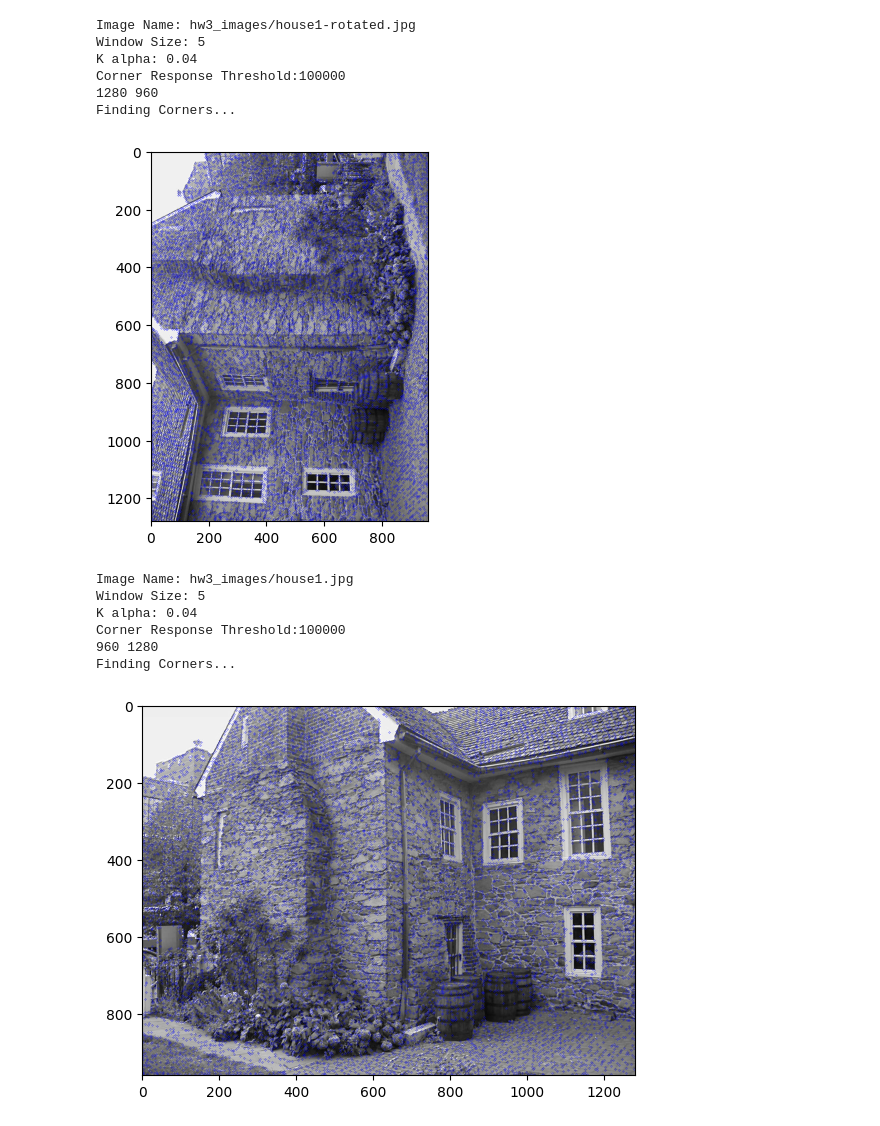
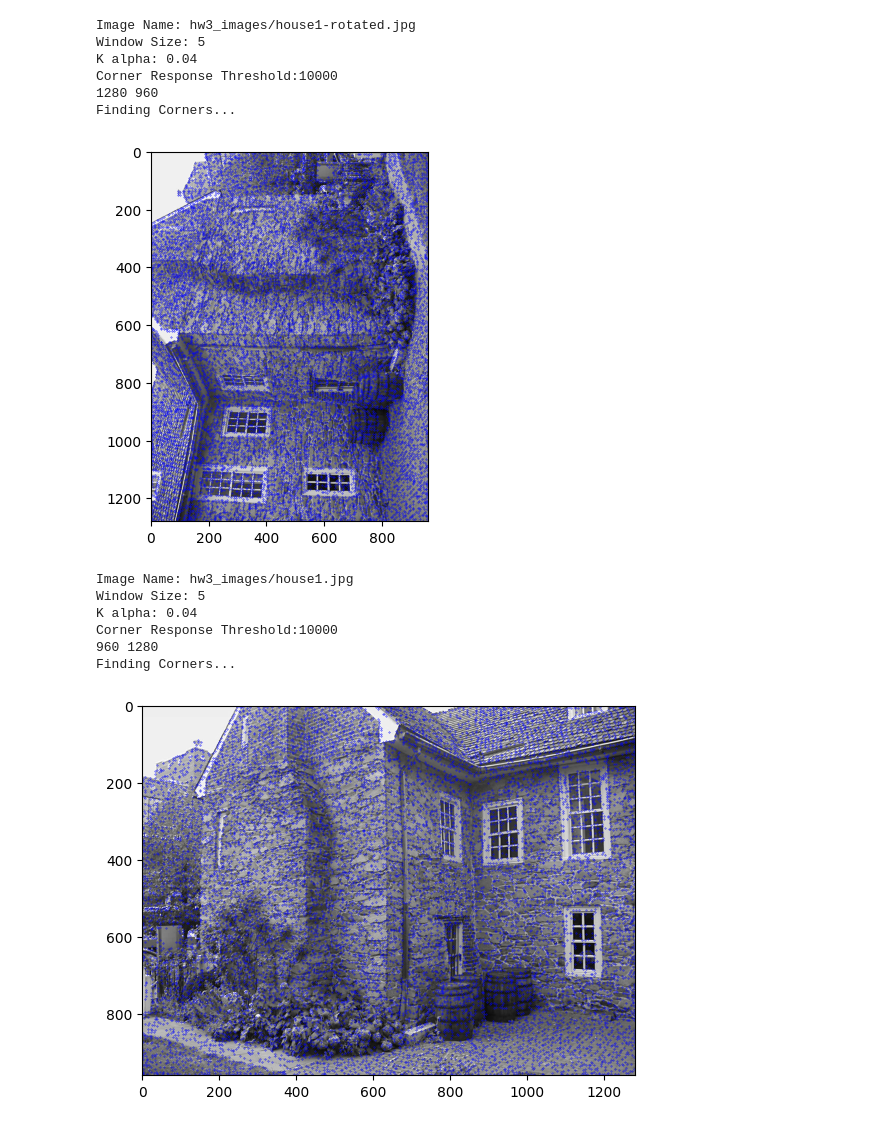
Before and after one commit to bhaba-ranjan/Scale-space-blob-detection, a Jupyter notebook: harris.ipynb, the cells around one changed output. Saved outputs shown, nothing was run; the diff lists cells and outputs as text; code cells hidden in the pictures.

```diff
--- a/harris.ipynb
+++ b/harris.ipynb
@@ -83,7 +83,7 @@ grad_orientation_dir = "grad_orientation_images"
 Ix_dir = "Ix"
 Iy_dir = "Iy"
 
-def main(window_size, k, img_name, thresh, save_image_name_as):
+def main(window_size, k, img_name, thresh, save_image_name_as, markersize = 0.8 ):
     """
     Main parses argument list and runs findCorners() on the image
     :return: None
@@ -106,7 +106,7 @@ def main(window_size, k, img_name, thresh, save_image_name_as):
     points = np.where(filtered_by_threshold > thresh)
     plot = plt.figure(1)
     plt.imshow(img, cmap="gray")
-    plt.plot(points[1],points[0], 'b.', markersize = 0.4)
+    plt.plot(points[1],points[0], 'b.', markersize = markersize)
     plt.show()
 
     image_mask = np.zeros((finalImg.shape[0], finalImg.shape[1], finalImg.shape[2]))
@@ -136,28 +136,28 @@ def get_image_name_to_save(img_name):
 # %%
 window_size = 5
 k = 0.04
-thresh = 100000
+thresh = 10000
 img_name = "hw3_images/house1-rotated.jpg"
-main(window_size, k, img_name, thresh,get_image_name_to_save(img_name))
+main(window_size, k, img_name, thresh,get_image_name_to_save(img_name),0.6)
 # %% [output]
 Image Name: hw3_images/house1-rotated.jpg
 Window Size: 5
 K alpha: 0.04
-Corner Response Threshold:100000
+Corner Response Threshold:10000
 1280 960
 Finding Corners...
-[figure, old version]
+[figure, new version]
 # %%
 img_name = "hw3_images/house1.jpg"
-main(window_size, k, img_name, thresh,get_image_name_to_save(img_name))
+main(window_size, k, img_name, thresh,get_image_name_to_save(img_name),0.6)
 # %% [output]
 Image Name: hw3_images/house1.jpg
 Window Size: 5
 K alpha: 0.04
-Corner Response Threshold:100000
+Corner Response Threshold:10000
 960 1280
 Finding Corners...
-[figure, old version]
+[figure, new version]
 # %%
 img_name = "hw3_images/house1-2down.jpg"
 main(window_size, k, img_name, thresh,get_image_name_to_save(img_name))
```
Also changed, not shown: parts of 2 cells of this notebook, 1 other file.
